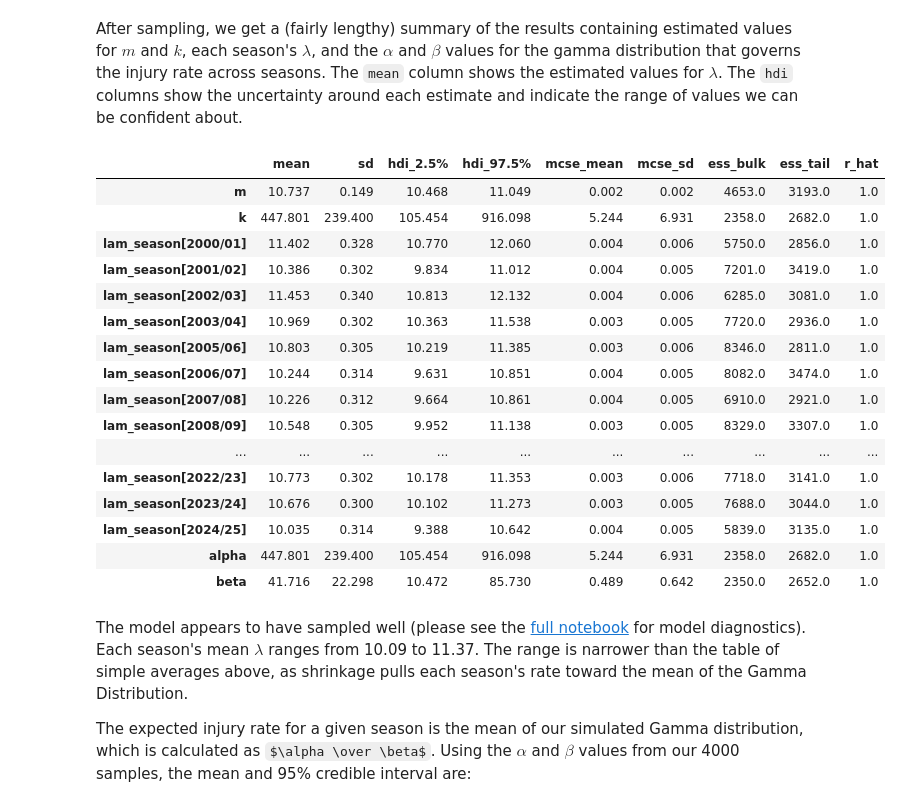
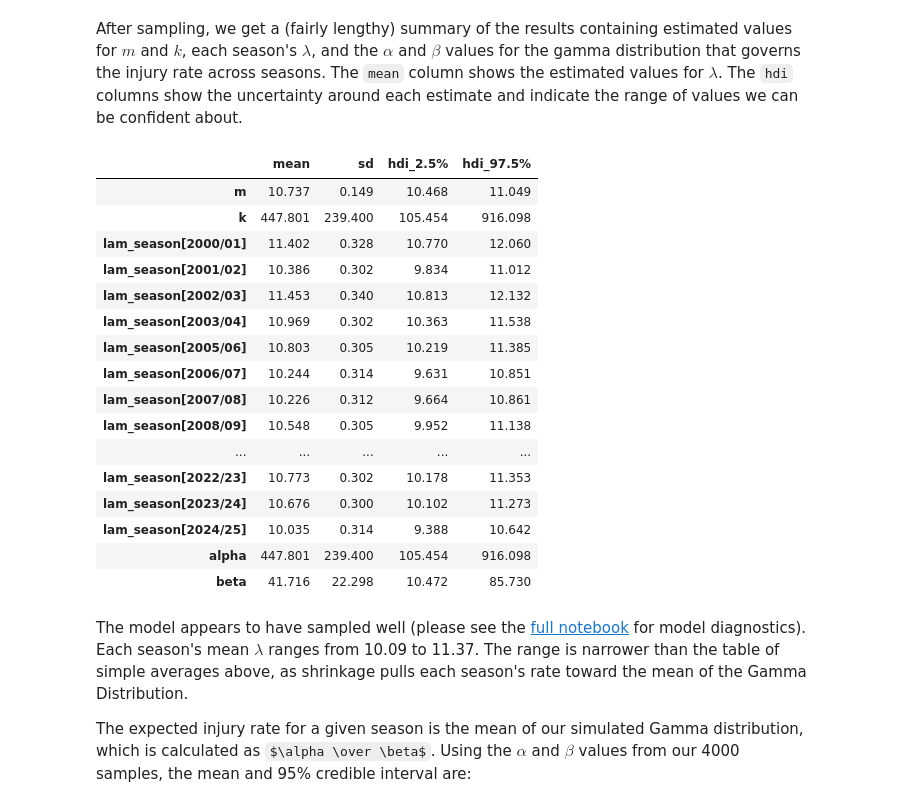
Before and after one commit to chrishires/NHL-Injuries, a Jupyter notebook: post.ipynb, the cells around one changed output. Cells and saved outputs as stored; diff of their text form; code cells hidden in the pictures; some formulas as TeX source.

```diff
--- a/post.ipynb
+++ b/post.ipynb
@@ -299,25 +299,25 @@ After sampling, we get a (fairly lengthy) summary of the results containing esti
 # %%
 #| echo: false
 
-pm.stats.summary(trace, hdi_prob=.95)
+pm.stats.summary(trace, hdi_prob=.95, kind='stats')
 # %% [output]
-|  | mean | sd | hdi_2.5% | hdi_97.5% | mcse_mean | mcse_sd | ess_bulk | ess_tail | r_hat |
-| m | 10.737 | 0.149 | 10.468 | 11.049 | 0.002 | 0.002 | 4653.0 | 3193.0 | 1.0 |
-| k | 447.801 | 239.400 | 105.454 | 916.098 | 5.244 | 6.931 | 2358.0 | 2682.0 | 1.0 |
-| lam_season[2000/01] | 11.402 | 0.328 | 10.770 | 12.060 | 0.004 | 0.006 | 5750.0 | 2856.0 | 1.0 |
-| lam_season[2001/02] | 10.386 | 0.302 | 9.834 | 11.012 | 0.004 | 0.005 | 7201.0 | 3419.0 | 1.0 |
-| lam_season[2002/03] | 11.453 | 0.340 | 10.813 | 12.132 | 0.004 | 0.006 | 6285.0 | 3081.0 | 1.0 |
-| lam_season[2003/04] | 10.969 | 0.302 | 10.363 | 11.538 | 0.003 | 0.005 | 7720.0 | 2936.0 | 1.0 |
-| lam_season[2005/06] | 10.803 | 0.305 | 10.219 | 11.385 | 0.003 | 0.006 | 8346.0 | 2811.0 | 1.0 |
-| lam_season[2006/07] | 10.244 | 0.314 | 9.631 | 10.851 | 0.004 | 0.005 | 8082.0 | 3474.0 | 1.0 |
-| lam_season[2007/08] | 10.226 | 0.312 | 9.664 | 10.861 | 0.004 | 0.005 | 6910.0 | 2921.0 | 1.0 |
-| lam_season[2008/09] | 10.548 | 0.305 | 9.952 | 11.138 | 0.003 | 0.005 | 8329.0 | 3307.0 | 1.0 |
-| ... | ... | ... | ... | ... | ... | ... | ... | ... | ... |
-| lam_season[2022/23] | 10.773 | 0.302 | 10.178 | 11.353 | 0.003 | 0.006 | 7718.0 | 3141.0 | 1.0 |
-| lam_season[2023/24] | 10.676 | 0.300 | 10.102 | 11.273 | 0.003 | 0.005 | 7688.0 | 3044.0 | 1.0 |
-| lam_season[2024/25] | 10.035 | 0.314 | 9.388 | 10.642 | 0.004 | 0.005 | 5839.0 | 3135.0 | 1.0 |
-| alpha | 447.801 | 239.400 | 105.454 | 916.098 | 5.244 | 6.931 | 2358.0 | 2682.0 | 1.0 |
-| beta | 41.716 | 22.298 | 10.472 | 85.730 | 0.489 | 0.642 | 2350.0 | 2652.0 | 1.0 |
+|  | mean | sd | hdi_2.5% | hdi_97.5% |
+| m | 10.737 | 0.149 | 10.468 | 11.049 |
+| k | 447.801 | 239.400 | 105.454 | 916.098 |
+| lam_season[2000/01] | 11.402 | 0.328 | 10.770 | 12.060 |
+| lam_season[2001/02] | 10.386 | 0.302 | 9.834 | 11.012 |
+| lam_season[2002/03] | 11.453 | 0.340 | 10.813 | 12.132 |
+| lam_season[2003/04] | 10.969 | 0.302 | 10.363 | 11.538 |
+| lam_season[2005/06] | 10.803 | 0.305 | 10.219 | 11.385 |
+| lam_season[2006/07] | 10.244 | 0.314 | 9.631 | 10.851 |
+| lam_season[2007/08] | 10.226 | 0.312 | 9.664 | 10.861 |
+| lam_season[2008/09] | 10.548 | 0.305 | 9.952 | 11.138 |
+| ... | ... | ... | ... | ... |
+| lam_season[2022/23] | 10.773 | 0.302 | 10.178 | 11.353 |
+| lam_season[2023/24] | 10.676 | 0.300 | 10.102 | 11.273 |
+| lam_season[2024/25] | 10.035 | 0.314 | 9.388 | 10.642 |
+| alpha | 447.801 | 239.400 | 105.454 | 916.098 |
+| beta | 41.716 | 22.298 | 10.472 | 85.730 |
 # %% [markdown]
 The model appears to have sampled well (please see the [full notebook](https://github.com/chrishires/NHL-Injuries/blob/main/post.ipynb) for model diagnostics). Each season's mean $\lambda$ ranges from 10.09 to 11.37. The range is narrower than the table of simple averages above, as shrinkage pulls each season's rate toward the mean of the Gamma Distribution.
 
```
Also changed, not shown: parts of 7 cells of this notebook.
